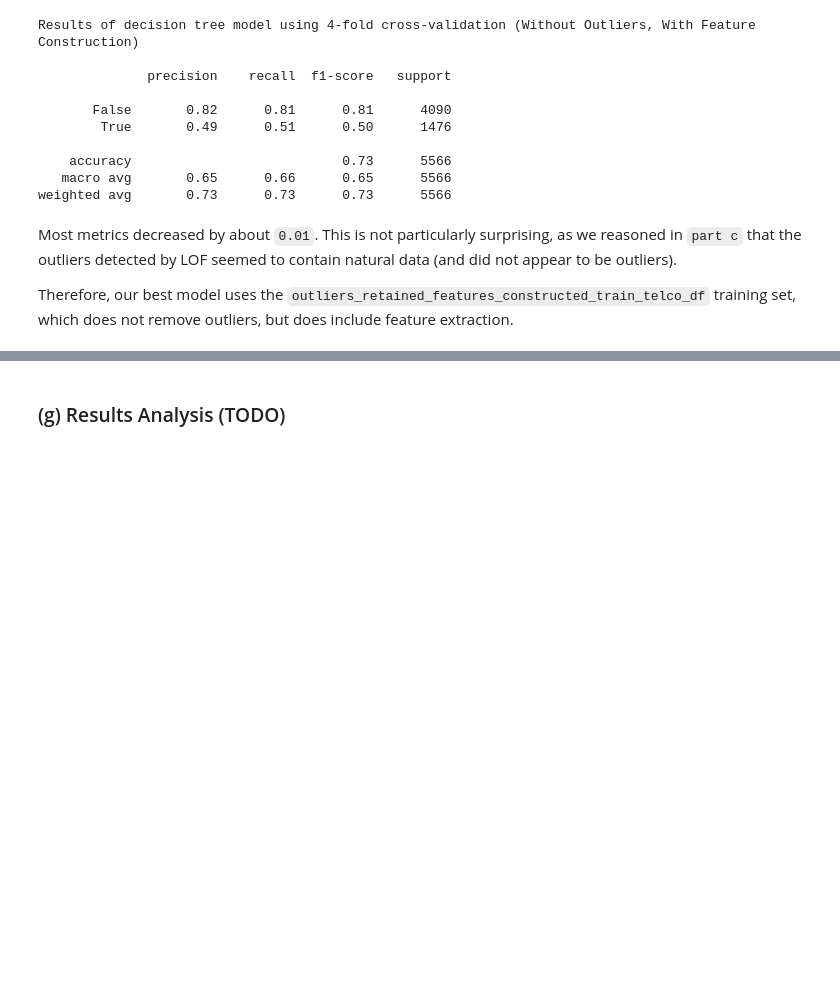
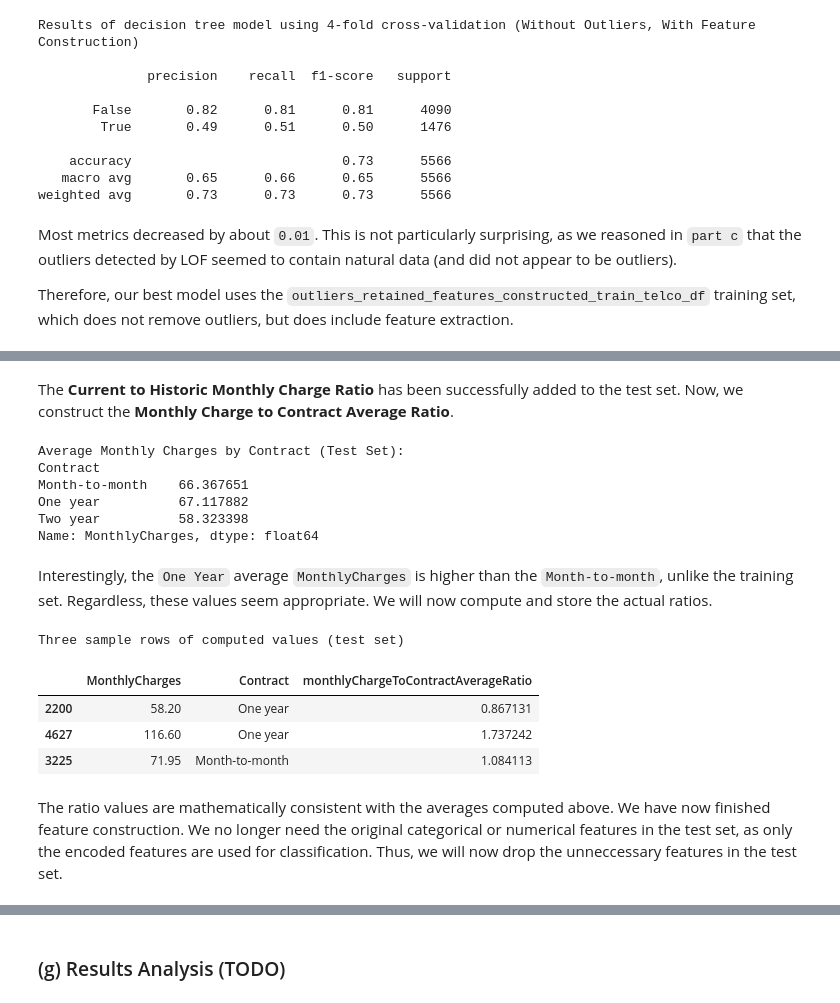
Before and after one commit to Natasa127/CSI4142-A3, a Jupyter notebook: Classification.ipynb, the cells around one changed output, grey strips where cells are left out. Cells and saved outputs as stored; diff of their text form; code cells hidden in the pictures; blank space fills up the shorter version.

Commit message:
Empirical Study (Classification)

```diff
--- a/Classification.ipynb
+++ b/Classification.ipynb
@@ -1695,0 +1737,13 @@ The best mean cross-validated recall score: 0.6275957446808511
+# %%
+# Feature construction on the test set
+
+# Engineered Feature 1: Current to Historic Monthly Charge Ratio
+
+# Apply the current to historic monthly charge ratio computation to each customer in the test set
+test_telco_df["currentToHistoricMonthlyChargeRatio"] = test_telco_df.apply(
+    lambda row: compute_current_to_historic_monthly_charge_ratio(row),
+    axis = 1
+)
+
+# Provide some example values
+test_telco_df["currentToHistoricMonthlyChargeRatio"]
@@ -1695,0 +1763,40 @@ The best mean cross-validated recall score: 0.6275957446808511
+# %% [markdown]
+The **Current to Historic Monthly Charge Ratio** has been successfully added to the test set. Now, we construct the **Monthly Charge to Contract Average Ratio**.
+# %%
+# Engineered Feature 2: Monthly Charge to Contract Average Ratio
+
+# Create a series indexed by the contract type, containing the average monthly charges for that contract type
+average_monthly_charges_by_contract_test = test_telco_df.groupby("Contract")["MonthlyCharges"].mean()
+
+# Check that the values make sense
+print(f"Average Monthly Charges by Contract (Test Set):\n{average_monthly_charges_by_contract_test}\n")
+# %% [output]
+Average Monthly Charges by Contract (Test Set):
+Contract
+Month-to-month    66.367651
+One year          67.117882
+Two year          58.323398
+Name: MonthlyCharges, dtype: float64
+# %% [markdown]
+Interestingly, the `One Year` average `MonthlyCharges` is higher than the `Month-to-month`, unlike the training set. Regardless, these values seem appropriate. We will now compute and store the actual ratios.
+# %%
+# Compute Monthly Charge to Contract Average Ratio (Test Set)
+test_telco_df[
+"monthlyChargeToContractAverageRatio"
+] = (
+    test_telco_df["MonthlyCharges"]
+    / test_telco_df["Contract"]
+    .apply(lambda x: average_monthly_charges_by_contract_test.loc[x])
+)
+
+# Output a few sample rows
+print("Three sample rows of computed values (test set)")
+test_telco_df[["MonthlyCharges", "Contract", "monthlyChargeToContractAverageRatio"]].head(3)
+# %% [output]
+Three sample rows of computed values (test set)
+|  | MonthlyCharges | Contract | monthlyChargeToContractAverageRatio |
+| 2200 | 58.20 | One year | 0.867131 |
+| 4627 | 116.60 | One year | 1.737242 |
+| 3225 | 71.95 | Month-to-month | 1.084113 |
+# %% [markdown]
+The ratio values are mathematically consistent with the averages computed above. We have now finished feature construction. We no longer need the original categorical or numerical features in the test set, as only the encoded features are used for classification. Thus, we will now drop the unneccessary features in the test set.
```
Also changed, not shown: parts of 16 cells of this notebook.
